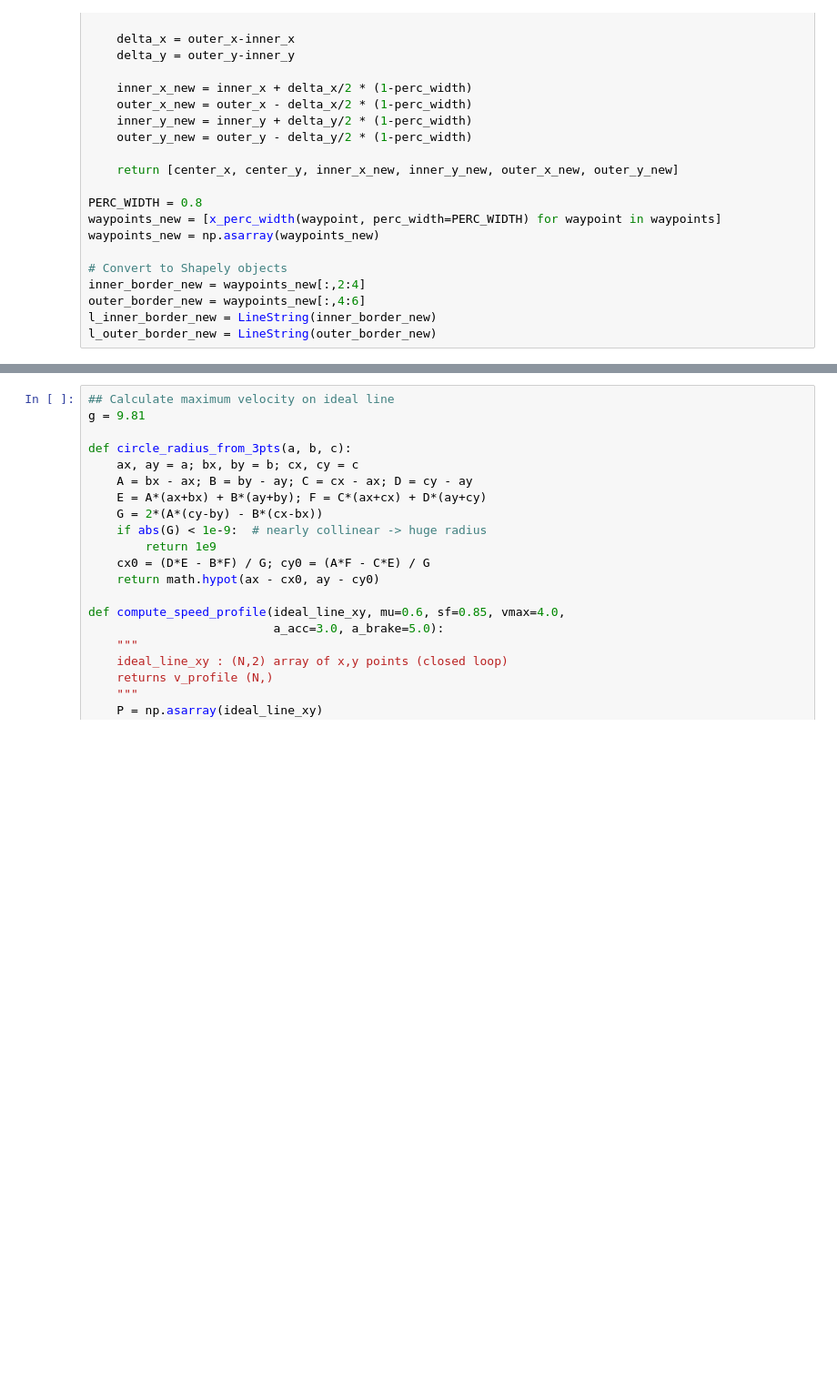
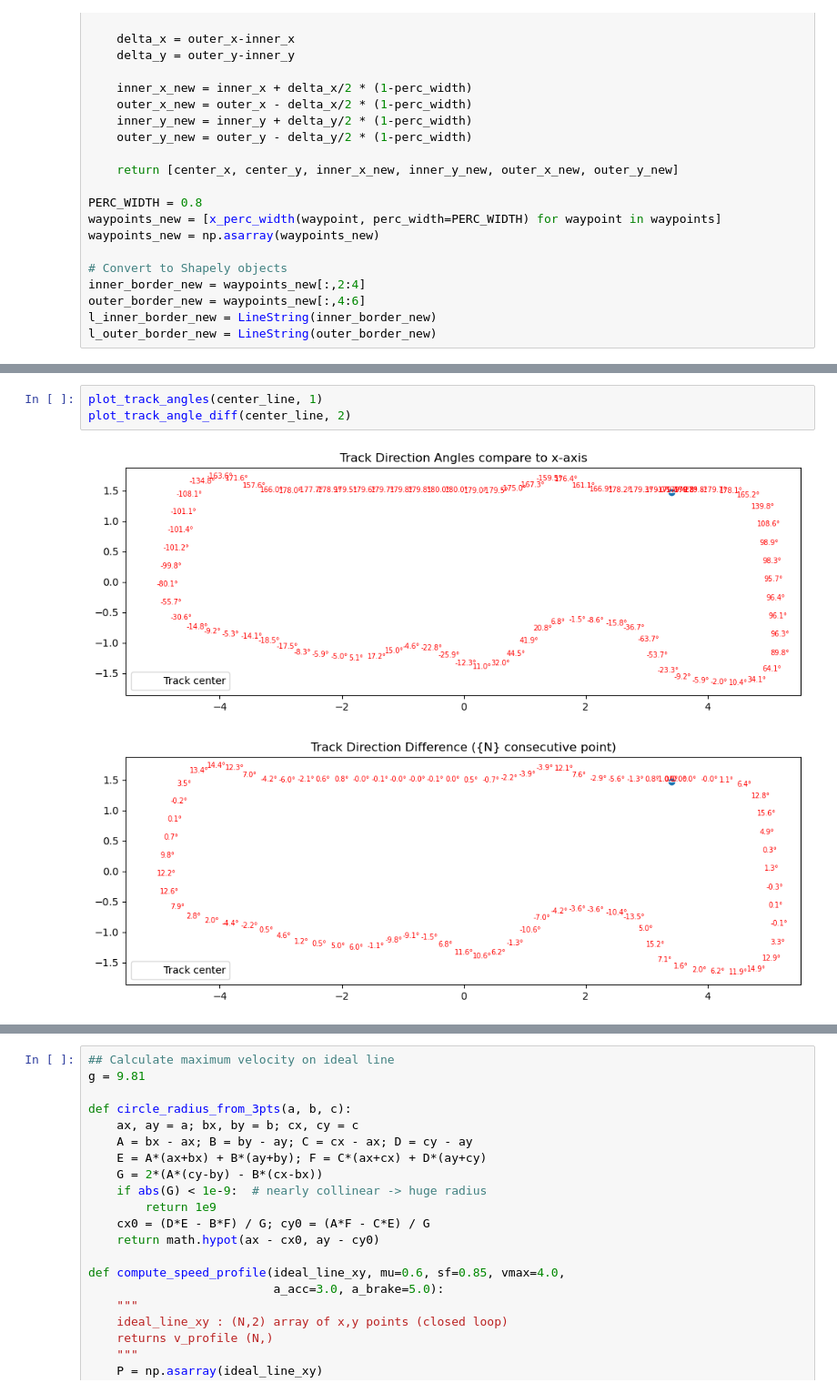
Before and after one commit to nachtdenkerr/42Horsepower, a Jupyter notebook: pre_compute.ipynb, the cells around one changed output, grey strips where cells are left out. Shown at 91% size. Saved outputs shown, nothing was run; the diff lists cells and outputs as text; blank space fills up the shorter version.

```diff
--- a/pre_compute.ipynb
+++ b/pre_compute.ipynb
@@ -289 +294,7 @@ plt.show()
+# %%
+plot_track_angles(center_line, 1)
+plot_track_angle_diff(center_line, 2)
+# %% [output]
+[figure, added]
+[figure, added]
 # %%
```
Also changed, not shown: parts of 19 cells of this notebook, 2 other files.
